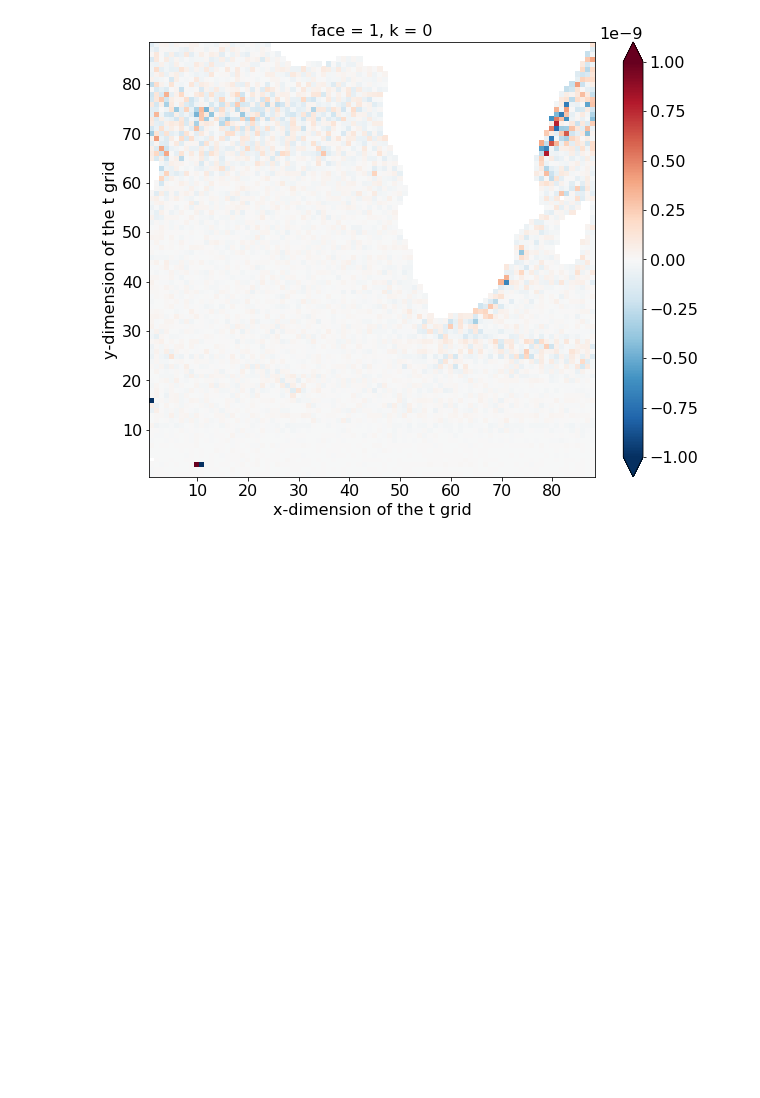
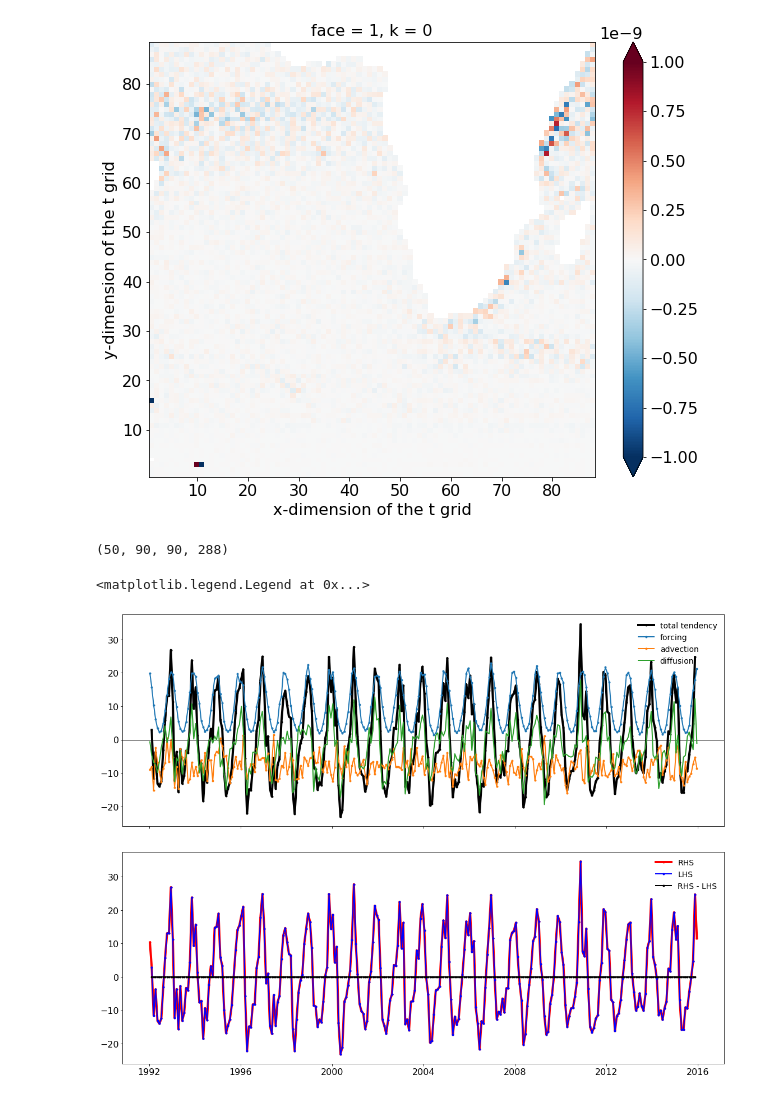
Before and after one commit to cpatrizio88/pangeo_ECCO, a Jupyter notebook: test_ecco_heatbudget.ipynb, the cells around one changed output. Drawn from its saved outputs; the diff is of its cells as text; code cells hidden in the pictures; blank space fills up the shorter version.

```diff
--- a/test_ecco_heatbudget.ipynb
+++ b/test_ecco_heatbudget.ipynb
@@ -440,11 +420,12 @@ dif_hConvH = (rho0*c_p*drF*hFacC)*dif_hConvH
 #### Vertical Convergence (explicit and implicit)
 # %%
 # Convergence of vertical diffusion (degC/s)
-dif_vConvH = (grid.diff(DFrE_TH_anom, 'Z', boundary='extend') + grid.diff(DFrI_TH_anom, 'Z', boundary='extend'))/vol
+dif_vConvH = (grid.diff(DFrE_TH_anom, 'Z', boundary='extend')
+                   + grid.diff(DFrI_TH_anom, 'Z', boundary='extend'))/vol
 
 #Fix for bottom layer
-#dif_vConvH.load()
-#dif_vConvH[:,-1,:,:] = -(DFrE_TH_anom + DFrI_TH_anom)[:,-1,:,:]
+#dif_vConvH_temp.load()
+#dif_vConvH_temp[:,-1,:,:] = -(DFrE_TH_anom + DFrI_TH_anom)[:,-1,:,:]
 # %%
 # Convert from degC/s to W/m^2
 dif_vConvH = (rho0*c_p*drF*hFacC)*dif_vConvH
@@ -453,9 +434,13 @@ dif_vConvH = (rho0*c_p*drF*hFacC)*dif_vConvH
 # %%
 # Total convergence of advective flux
 adv_ConvH = adv_hConvH + adv_vConvH
+#adv_ConvH = adv_ConvH.transpose('time', 'k', 'j', 'i')
+adv_ConvH.load()
 
 # Total convergence of diffusive flux
 dif_ConvH = dif_hConvH + dif_vConvH
+#dif_ConvH = adv_ConvH.transpose('time', 'k', 'j', 'i')
+dif_ConvH.load()
 
 # Total convergence
 ConvH = adv_ConvH + dif_ConvH
@@ -538,3 +526,38 @@ Coordinates:
 # %% [output]
 <matplotlib.collections.QuadMesh at 0x...>
 [figure]
+# %%
+adv_ConvH.shape
+# %% [output]
+(50, 90, 90, 288)
+# %%
+# Plot time series of the different terms for arbitrarily chosen grid point
+k = 1
+j = 10
+i = 10
+
+f, axes = plt.subplots(2, 1,figsize=(16,12))
+f.tight_layout()
+
+adv_ConvH = adv_ConvH.transpose('time', 'k', 'j', 'i')
+dif_ConvH = dif_ConvH.transpose('time', 'k', 'j', 'i')
+
+plt.subplot(2, 1, 1)
+plt.plot(tendH.time, tendH[:,k,j,i], lw=4, color='K', marker='.',label='total tendency')
+plt.plot(forcH.time, forcH[:,k,j,i], lw=2, color='C0', marker='.',label='forcing')
+plt.plot(adv_ConvH.time, adv_ConvH[:,k,j,i], lw=2, color='C1', marker='.',label='advection')
+plt.axhline(0,color='k',lw=1)
+plt.plot(dif_ConvH.time, dif_ConvH[:,k,j,i], lw=2, color='C2',label='diffusion')
+plt.setp(plt.gca(), 'xticklabels',[])
+plt.legend(loc='best',frameon=False,fontsize=14)
+
+totalH = totalH.transpose('time', 'k', 'j', 'i')
+
+plt.subplot(2, 1, 2)
+plt.plot(totalH.time, totalH[:,k,j,i], lw=4, color='red', marker='.',label='RHS')
+plt.plot(tendH.time, tendH[:,k,j,i], lw=2, color='blue', marker='.',label='LHS')
+plt.plot(tendH.time, totalH[:,k,j,i]-tendH[:,k,j,i], lw=2, color='k', marker='.',label='RHS - LHS')
+plt.legend(loc='best',frameon=False,fontsize=14)
+# %% [output]
+<matplotlib.legend.Legend at 0x...>
+[figure, added]
```
Also changed, not shown: parts of 7 cells of this notebook.
